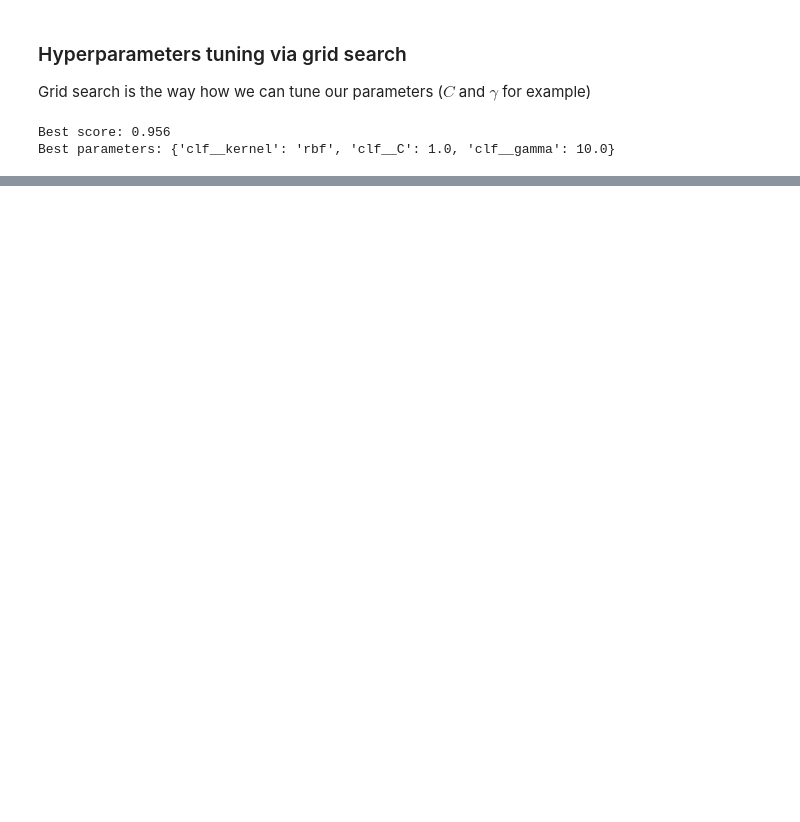
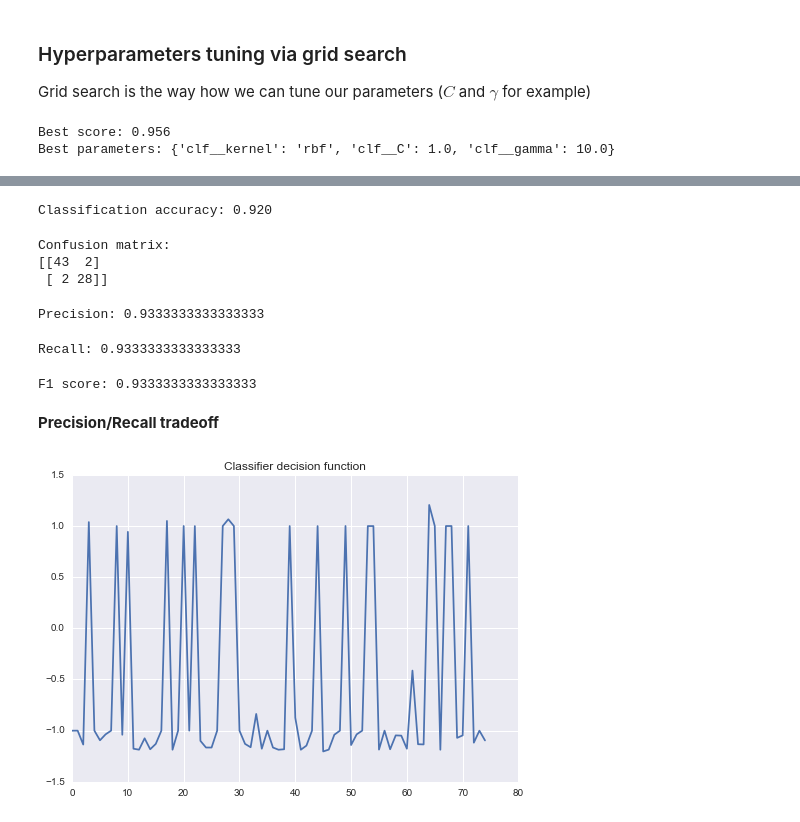
Before and after one commit to denisvstepanov/MachineLearningLectures, a Jupyter notebook: 01. Machine Learning Tour.ipynb, the cells around one changed output, grey strips where cells are left out. Saved outputs shown, nothing was run; the diff lists cells and outputs as text; code cells hidden in the pictures; blank space fills up the shorter version.

Commit message:
Lecture updates: confusion matrix, sensitivity, specificity, ROC curve, AUC

```diff
--- a/01. Machine Learning Tour.ipynb
+++ b/01. Machine Learning Tour.ipynb
@@ -795,0 +827,55 @@ Best parameters: {'clf__kernel': 'rbf', 'clf__C': 1.0, 'clf__gamma': 10.0}
+# %%
+X = iris.data
+# and response
+y = iris.target
+# put two first classes into one
+y[y==1]=0
+y[y==2]=1
+# consider features: petal length and petal width
+X = X[:, 2:]
+# (1) Split data into train and test subsets
+X_train, X_test, y_train, y_test = train_test_split (X, y, test_size = 0.5)
+# %%
+# (2) Scale data (scale test data using the same average and standard deviation, which were calculated from train subset)
+sc = StandardScaler()
+sc.fit (X_train)
+X_train = sc.transform(X_train)
+X_test = sc.transform(X_test)
+# %%
+# classify with Support Vector Classifier
+clf = SVC(C = 1.0, kernel = 'rbf', gamma = 10.0)
+# (3) Train classifier
+clf.fit (X_train, y_train)
+# (4) Access accuracy
+print ('Classification accuracy: %.3f' % clf.score (X_test, y_test))
+# %% [output]
+Classification accuracy: 0.920
+# %%
+# (5) Predict class labels
+y_pred = clf.predict(X_test)
+# (6) Confusion matrix
+confmat = confusion_matrix(y_true=y_test, y_pred=y_pred)
+print('Confusion matrix: \n{}'.format(confmat))
+# %% [output]
+Confusion matrix:
+[[43  2]
+ [ 2 28]]
+# %%
+print('Precision: {}'.format(precision_score(y_test, y_pred)))
+# %% [output]
+Precision: 0.9333333333333333
+# %%
+print('Recall: {}'.format(recall_score(y_test, y_pred)))
+# %% [output]
+Recall: 0.9333333333333333
+# %%
+print('F1 score: {}'.format(f1_score(y_test, y_pred)))
+# %% [output]
+F1 score: 0.9333333333333333
+# %% [markdown]
+**Precision/Recall tradeoff**
+# %%
+plt.plot(clf.decision_function(X_train))
+plt.title('Classifier decision function');
+# %% [output]
+[figure, added]
```
Also changed, not shown: parts of 25 cells of this notebook.
